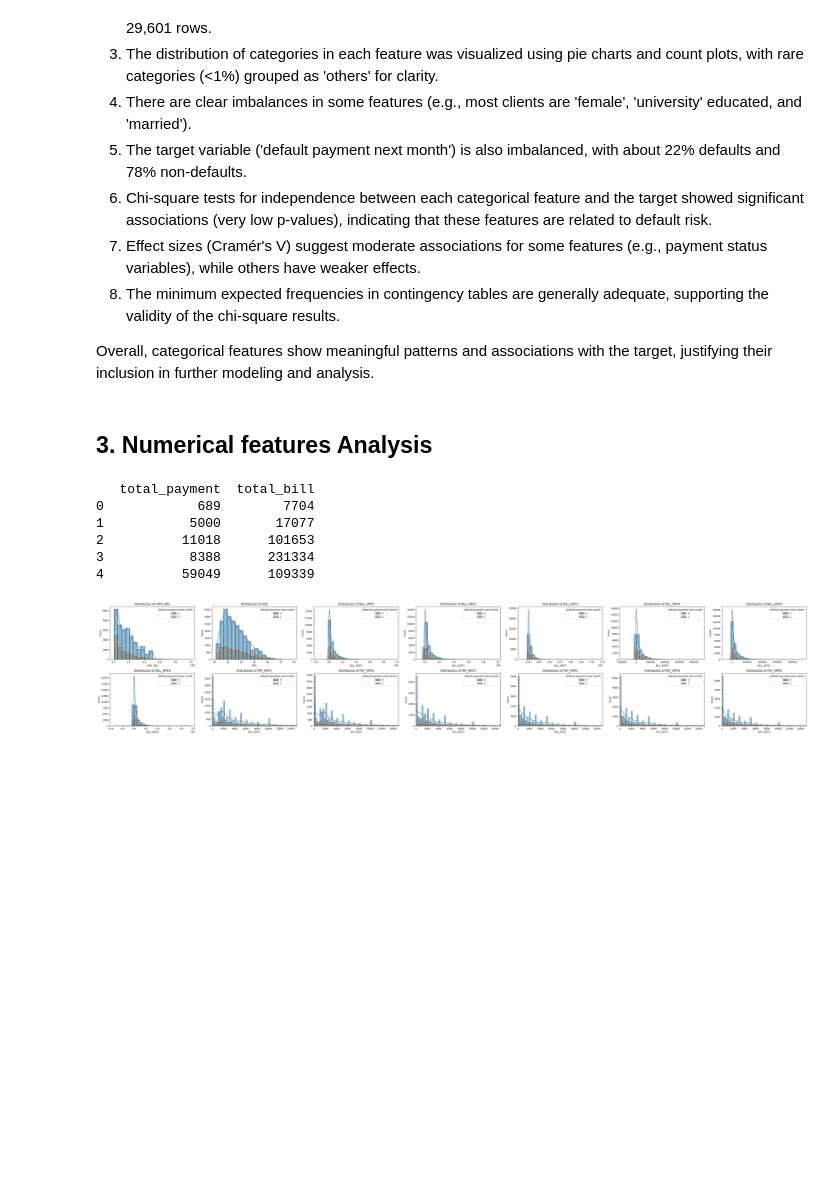
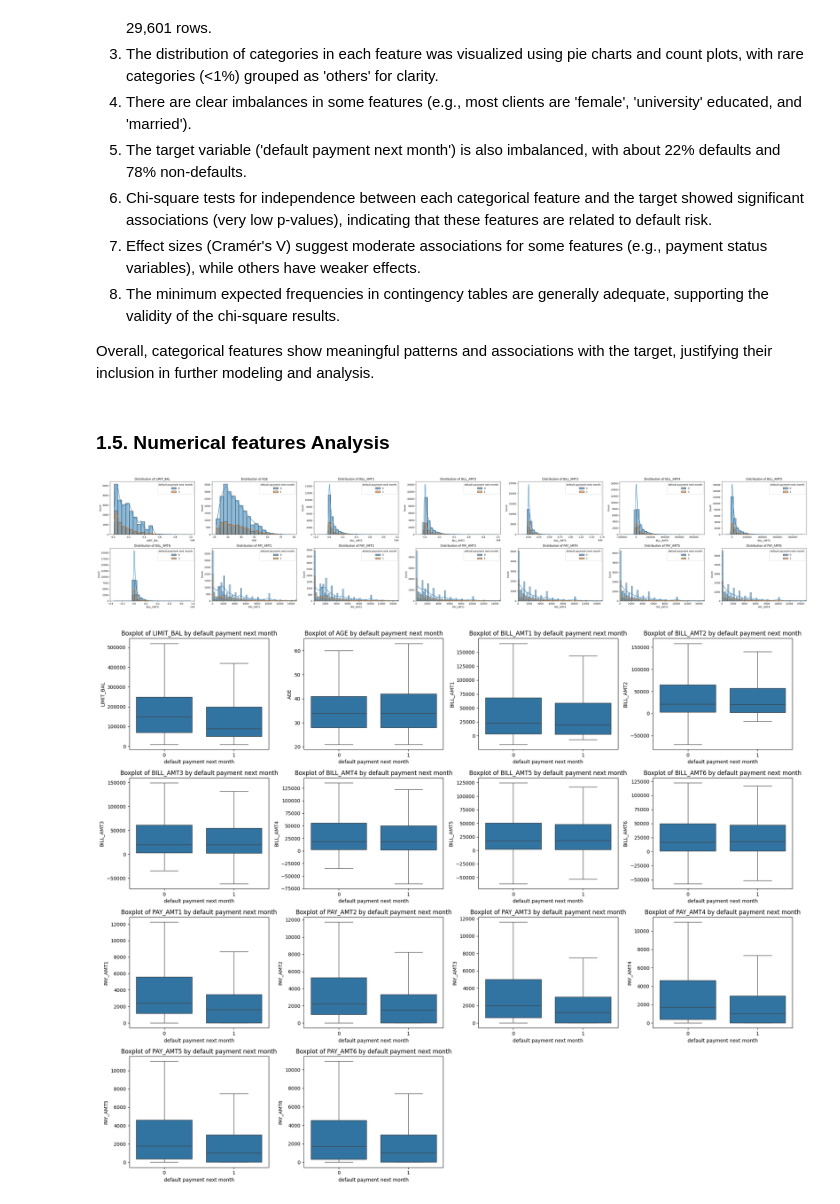
Before and after one commit to Roque97/DS-Project---Predicting-Default-of-Credit-Card-Clients-Taiwan-2005, a Jupyter notebook: notebooks/eda.ipynb, the cells around one changed output. Drawn from its saved outputs; the diff is of its cells as text; code cells hidden in the pictures; blank space fills up the shorter version.

```diff
--- a/notebooks/eda.ipynb
+++ b/notebooks/eda.ipynb
@@ -276,24 +328,7 @@ Cramér's V: 0.2511
 
 Overall, categorical features show meaningful patterns and associations with the target, justifying their inclusion in further modeling and analysis.
 # %% [markdown]
-## 3. Numerical features Analysis
+### 1.5. Numerical features Analysis
-# %%
-# Create new features: total_payment, total_bill, and ratio
-data['total_payment'] = data[[ 'PAY_AMT1','PAY_AMT2', 'PAY_AMT3', 'PAY_AMT4', 'PAY_AMT5', 'PAY_AMT6']].sum(axis=1)
-
-numerical_features = ['LIMIT_BAL', 'AGE', 'BILL_AMT1', 'BILL_AMT2', 'BILL_AMT3', 'BILL_AMT4', 'BILL_AMT5', 'BILL_AMT6',
-                      'PAY_AMT1', 'PAY_AMT2', 'PAY_AMT3', 'PAY_AMT4', 'PAY_AMT5', 'PAY_AMT6', 'total_payment']
-
-
-# Display the first few rows to verify
-print(data[['total_payment', 'total_bill']].head())
-# %% [output]
-   total_payment  total_bill
-0            689        7704
-1           5000       17077
-2          11018      101653
-3           8388      231334
-4          59049      109339
 # %%
 
 #bins for each feature based on their value ranges
@@ -336,6 +371,32 @@ plt.tight_layout()
 plt.show()
 # %% [output]
 [figure]
+# %%
+# Box plots for numerical features grouped by target variable
+
+numerical_features = ['LIMIT_BAL', 'AGE', 'BILL_AMT1', 'BILL_AMT2', 'BILL_AMT3', 'BILL_AMT4', 'BILL_AMT5', 'BILL_AMT6',
+                     'PAY_AMT1', 'PAY_AMT2', 'PAY_AMT3', 'PAY_AMT4', 'PAY_AMT5', 'PAY_AMT6']
+target = 'default payment next month'
+
+n_cols = 4
+n_rows = int(np.ceil(len(numerical_features) / n_cols))
+fig, axes = plt.subplots(n_rows, n_cols, figsize=(5 * n_cols, 4 * n_rows))
+
+for idx, col in enumerate(numerical_features):
+    ax = axes[idx // n_cols, idx % n_cols]
+    sns.boxplot(x=target, y=col, data=data, ax=ax, showfliers=False)
+    ax.set_title(f'Boxplot of {col} by {target}')
+    ax.set_xlabel(target)
+    ax.set_ylabel(col)
+
+# Remove empty subplots if any
+for j in range(idx + 1, n_rows * n_cols):
+    fig.delaxes(axes[j // n_cols, j % n_cols])
+
+plt.tight_layout()
+plt.show()
+# %% [output]
+[figure, added]
 # %%
 # Correlation heatmap with all data
 plt.figure(figsize=(10, 8))
```
Also changed, not shown: parts of 28 cells of this notebook, 8 other files.
